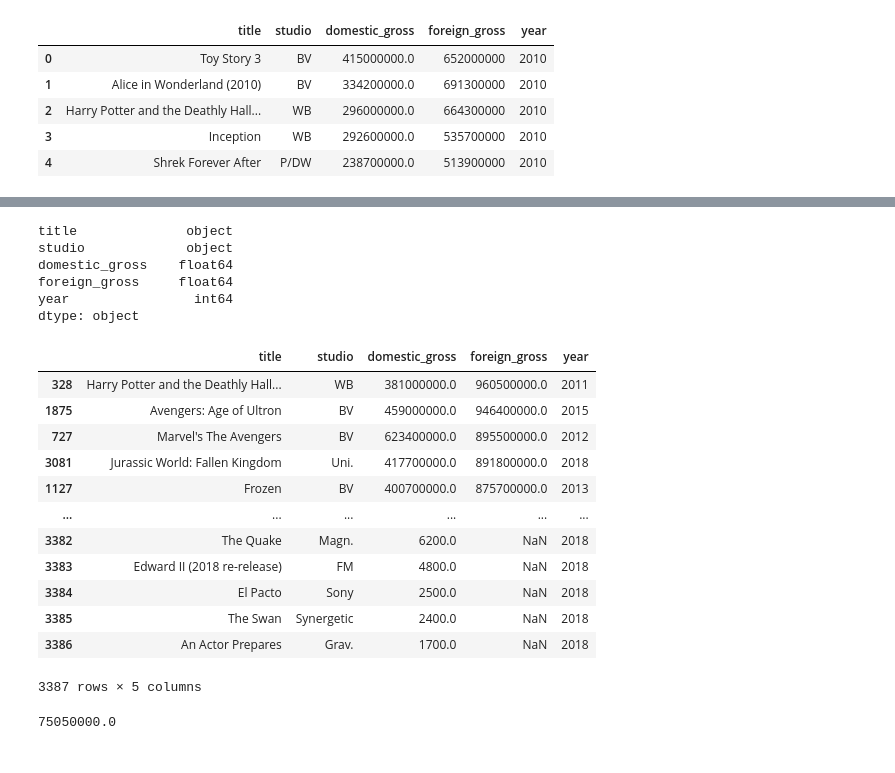
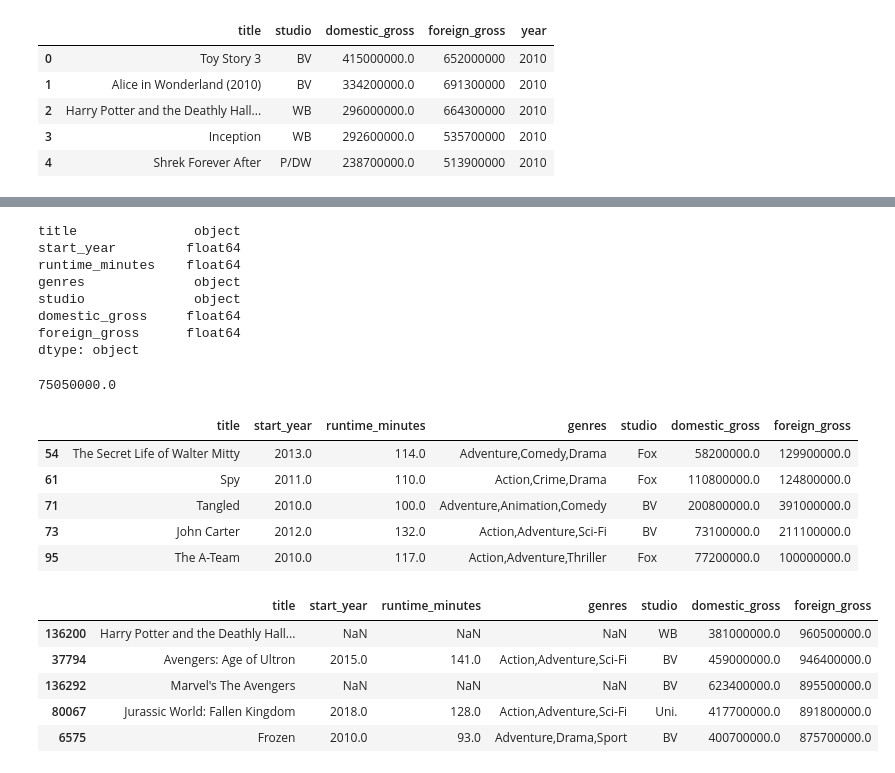
Before and after one commit to SSGrasland/Marketing-Movies-to-Foreign-Audiences, a Jupyter notebook: Phase 1 Project Notebook.ipynb, the cells around one changed output, grey strips where cells are left out. Cells and saved outputs as stored; diff of their text form; code cells hidden in the pictures.

```diff
--- a/Phase 1 Project Notebook.ipynb
+++ b/Phase 1 Project Notebook.ipynb
@@ -104,3 +60,6 @@ gross.head()
 | 2 | Harry Potter and the Deathly Hall... | WB | 296000000.0 | 664300000 | 2010 |
 | 3 | Inception | WB | 292600000.0 | 535700000 | 2010 |
 | 4 | Shrek Forever After | P/DW | 238700000.0 | 513900000 | 2010 |
+# %%
+gross = gross.drop(['year'], axis = 1)
+gross.drop_duplicates(subset=['title'])
@@ -106,0 +87,4 @@ gross.head()
+# %%
+#merging the imdb and gross datasets on "title"
+df = imdb.merge(gross, how='outer', on='title')
+df.head()
@@ -107,34 +98,42 @@ gross.head()
 # %%
 #checking the columns datatypes and converting them to the appropriate type
-gross['foreign_gross'] = pd.to_numeric(gross['foreign_gross'], errors = 'coerce')
-gross.dtypes
+df['foreign_gross'] = pd.to_numeric(df['foreign_gross'], errors = 'coerce')
+df.dtypes
 # %% [output]
-title              object
-studio             object
-domestic_gross    float64
-foreign_gross     float64
-year                int64
+title               object
+start_year         float64
+runtime_minutes    float64
+genres              object
+studio              object
+domestic_gross     float64
+foreign_gross      float64
 dtype: object
+# %%
+#Finding Q3 for foreign_gross
+foreign_Q3 = df['foreign_gross'].quantile(0.75)
+print(foreign_Q3)
+# %% [output]
+75050000.0
+# %%
+#limiting the dataset to show values only above the foreign_gross Q3
+df = df[df['foreign_gross'] > 75050000.0]
+
+df.head()
+# %% [output]
+|  | title | start_year | runtime_minutes | genres | studio | domestic_gross | foreign_gross |
+| 54 | The Secret Life of Walter Mitty | 2013.0 | 114.0 | Adventure,Comedy,Drama | Fox | 58200000.0 | 129900000.0 |
+| 61 | Spy | 2011.0 | 110.0 | Action,Crime,Drama | Fox | 110800000.0 | 124800000.0 |
+| 71 | Tangled | 2010.0 | 100.0 | Adventure,Animation,Comedy | BV | 200800000.0 | 391000000.0 |
+| 73 | John Carter | 2012.0 | 132.0 | Action,Adventure,Sci-Fi | BV | 73100000.0 | 211100000.0 |
+| 95 | The A-Team | 2010.0 | 117.0 | Action,Adventure,Thriller | Fox | 77200000.0 | 100000000.0 |
 # %%
 #sorting values in descending order by foreign_gross
-gross.sort_values(['foreign_gross'], ascending=False)
+df = df.sort_values(['foreign_gross'], ascending=False)
+df.head()
 # %% [output]
-|  | title | studio | domestic_gross | foreign_gross | year |
-| 328 | Harry Potter and the Deathly Hall... | WB | 381000000.0 | 960500000.0 | 2011 |
-| 1875 | Avengers: Age of Ultron | BV | 459000000.0 | 946400000.0 | 2015 |
-| 727 | Marvel's The Avengers | BV | 623400000.0 | 895500000.0 | 2012 |
-| 3081 | Jurassic World: Fallen Kingdom | Uni. | 417700000.0 | 891800000.0 | 2018 |
-| 1127 | Frozen | BV | 400700000.0 | 875700000.0 | 2013 |
-| ... | ... | ... | ... | ... | ... |
-| 3382 | The Quake | Magn. | 6200.0 | NaN | 2018 |
-| 3383 | Edward II (2018 re-release) | FM | 4800.0 | NaN | 2018 |
-| 3384 | El Pacto | Sony | 2500.0 | NaN | 2018 |
-| 3385 | The Swan | Synergetic | 2400.0 | NaN | 2018 |
-| 3386 | An Actor Prepares | Grav. | 1700.0 | NaN | 2018 |
+|  | title | start_year | runtime_minutes | genres | studio | domestic_gross | foreign_gross |
+| 136200 | Harry Potter and the Deathly Hall... | NaN | NaN | NaN | WB | 381000000.0 | 960500000.0 |
+| 37794 | Avengers: Age of Ultron | 2015.0 | 141.0 | Action,Adventure,Sci-Fi | BV | 459000000.0 | 946400000.0 |
+| 136292 | Marvel's The Avengers | NaN | NaN | NaN | BV | 623400000.0 | 895500000.0 |
+| 80067 | Jurassic World: Fallen Kingdom | 2018.0 | 128.0 | Action,Adventure,Sci-Fi | Uni. | 417700000.0 | 891800000.0 |
+| 6575 | Frozen | 2010.0 | 93.0 | Adventure,Drama,Sport | BV | 400700000.0 | 875700000.0 |
-3387 rows × 5 columns
-# %%
-#Finding Q3 for foreign_gross
-foreign_Q3 = gross['foreign_gross'].quantile(0.75)
-print(foreign_Q3)
-# %% [output]
-75050000.0
```
Also changed, not shown: parts of 30 cells of this notebook.
